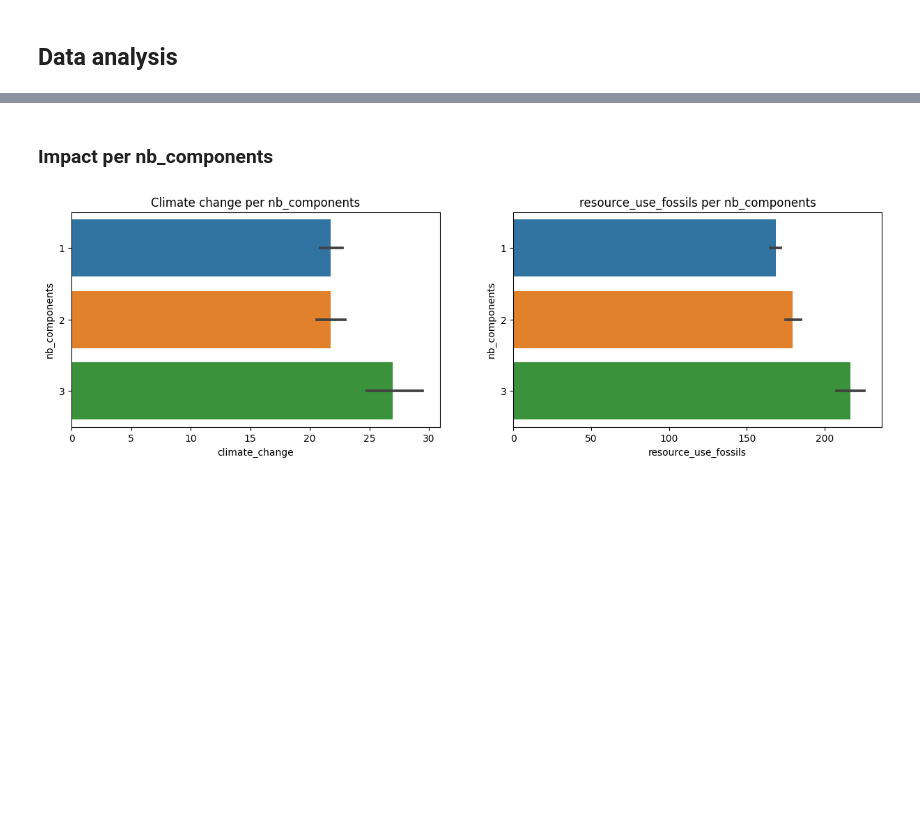
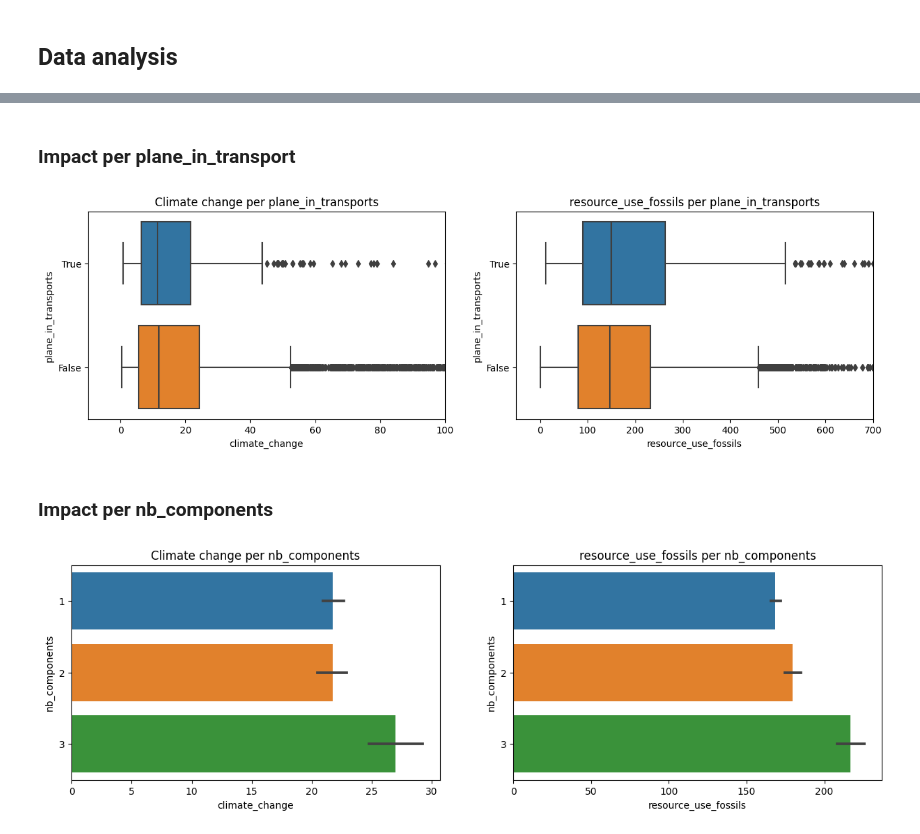
Before and after one commit to max-lutz/technical_case_fairly_made, a Jupyter notebook: notebooks/data_analysis.ipynb, the cells around one changed output, grey strips where cells are left out. Drawn from its saved outputs; the diff is of its cells as text; code cells hidden in the pictures; blank space fills up the shorter version.

```diff
--- a/notebooks/data_analysis.ipynb
+++ b/notebooks/data_analysis.ipynb
@@ -134,3 +198,21 @@ Name: count, dtype: int64
+# %% [markdown]
+### Impact per plane_in_transport
+# %%
+df_ = df_raw.copy()
+df_['plane_in_transports'] = df_['plane_in_transports'].astype(str)
+
+fig, ax = plt.subplots(1, 2, figsize=(15, 4))
+sns.boxplot(df_, x='climate_change', y='plane_in_transports', order=['True', 'False'], ax=ax[0])
+ax[0].set_title('Climate change per plane_in_transports')
+ax[0].set_xlim([-10, 100])
+
+sns.boxplot(df_, x='resource_use_fossils', y='plane_in_transports', order=['True', 'False'], ax=ax[1])
+ax[1].set_title('resource_use_fossils per plane_in_transports')
+ax[1].set_xlim([-50, 700])
+
+plt.show()
+# %% [output]
+[figure, added]
 # %% [markdown]
 ### Impact per nb_components
 # %%
```
Also changed, not shown: parts of 22 cells of this notebook.
